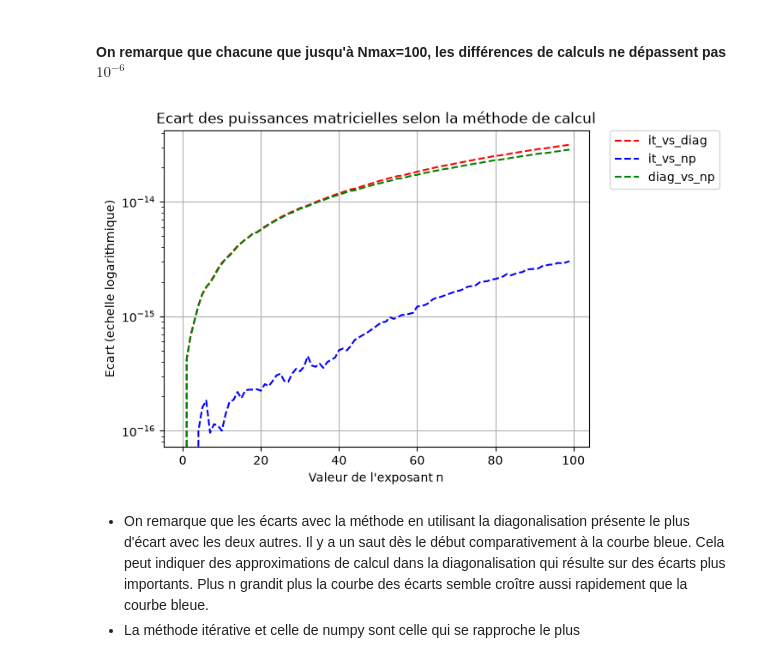
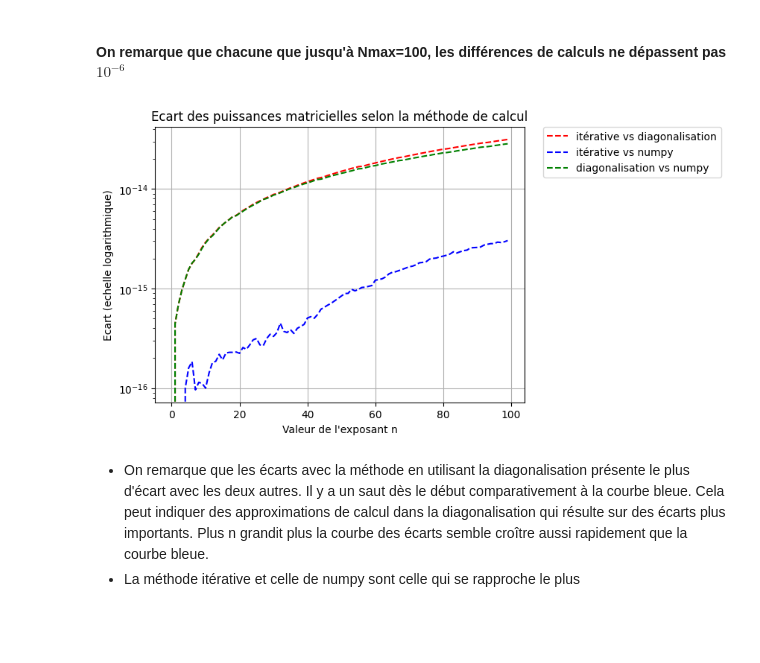
Before and after one commit to valbesnard/vbesnard_adebonet_Projet_Algebre_Lineaire, a Jupyter notebook: Main.ipynb, the cells around one changed output. Drawn from its saved outputs; the diff is of its cells as text; code cells hidden in the pictures; blank space fills up the shorter version.

```diff
--- a/Main.ipynb
+++ b/Main.ipynb
@@ -1162,6 +1178,13 @@ plt.show()
 
 #On définit la fonction. On fera attention car la fonction linalg.eig peut renvoyer des vecteurs imaginaires et valeur propres imaginaires.
 def eigen_data(A) :
+    """
+    Entrée :
+        A - Matrice.
+    Sortie :
+        np.array - Valeurs propre
+        np.array - Vecteurs propre
+    """
     eval, evect = np.linalg.eig(A)
     return(eval,evect)
 
@@ -1229,11 +1252,19 @@ On a :
 #### 5. Diagonalisation numérique
 # %%
 def diagonalize (A,e) :
+    """
+    Entrées :
+        A - Matrice A à diagonalisé.
+        e - Tolérance.
+    Sortie :
+        np.array - Matrice de passage.
+        np.array - Matrice diagonalisé.
+    """
     P=eigen_data(A)[1]  #P prend la matrice de vecteurs propres associés à
 
     #On vérifie que la matrice P est bien inversible (à e près car le calcul du det pourrais-être très proche de 0 mais non considéré nul)
     if abs(np.linalg.det(A))<e :
-        return("la matrice n'est pas inversible")
+        raise Exception("la matrice n'est pas inversible.")
 
     #Itération
     else :
@@ -1282,6 +1313,13 @@ La matrice différente n'invalide donc pas nos résultats précédents. Simpleme
 #### Méthode 1 : Produit matriciel itératif
 # %%
 def power_iterative(A,n) :
+    """
+    Entrées :
+        A - Matrice carré.
+        n - Nombre d'itérations.
+    Sortie :
+        np.array - Matrice A puissance n.
+    """
 
     if n == 0 :
         return(np.identity(np.shape(A)[0]))
@@ -1301,6 +1339,14 @@ array([[0.27777778, 0.24074074, 0.24074074],
 #### Méthode 2 : Utilisation de la diagonalisation
 # %%
 def power_diagonalized(P, D, n):
+    """
+    Entrées :
+        P - Matrice de passage.
+        D - Matrice diagonalisé.
+        n - Nombre d'itérations.
+    Sorties :
+        np.array - Matrice A puissance n.
+    """
     #Il faut traiter le cas n=0 car sinon on aurait que la matrice D**0 renvoie une matrice carrée remplie de 1
     if n == 0 :
             return(np.identity(np.shape(D)[0]))
@@ -1387,20 +1449,20 @@ Pas de valeur supérieure au seuil
 # %%
 #On trace les différences des 3 erreurs sur une échelles logarithmiques avec la commande plt.yscale("log")
 
 #array pour créer l'axe des abscisses
 n=np.arange(Nmax)
 plt.yscale("log")
-plt.plot(n,L_it_diag,'r--', markersize=4 , label = 'it_vs_diag')
-plt.plot(n,L_it_np,'b--', markersize=4 , label = 'it_vs_np')
-plt.plot(n,L_diag_np,'g--', markersize=4, label='diag_vs_np')
+plt.plot(n,L_it_diag,'r--', markersize=4 , label = 'itérative vs diagonalisation')
+plt.plot(n,L_it_np,'b--', markersize=4 , label = 'itérative vs numpy')
+plt.plot(n,L_diag_np,'g--', markersize=4, label='diagonalisation vs numpy')
 plt.xlabel('Valeur de l\'exposant n')
 plt.ylabel('Ecart (echelle logarithmique)')
 plt.title('Ecart des puissances matricielles selon la méthode de calcul')
 plt.grid(True)
 plt.legend(bbox_to_anchor=(1.05, 1),loc='upper left', borderaxespad=0.)
 plt.show()
 # %% [output]
-[figure, old version]
+[figure, new version]
 # %% [markdown]
 - On remarque que les écarts avec la méthode en utilisant la diagonalisation présente le plus d'écart avec les deux autres. Il y a un saut dès le début comparativement à la courbe bleue. Cela peut indiquer des approximations de calcul dans la diagonalisation qui résulte sur des écarts plus importants. Plus n grandit plus la courbe des écarts semble croître aussi rapidement que la courbe bleue.
 - La méthode itérative et celle de numpy sont celle qui se rapproche le plus
```
Also changed, not shown: parts of 19 cells of this notebook, 1 other file.
